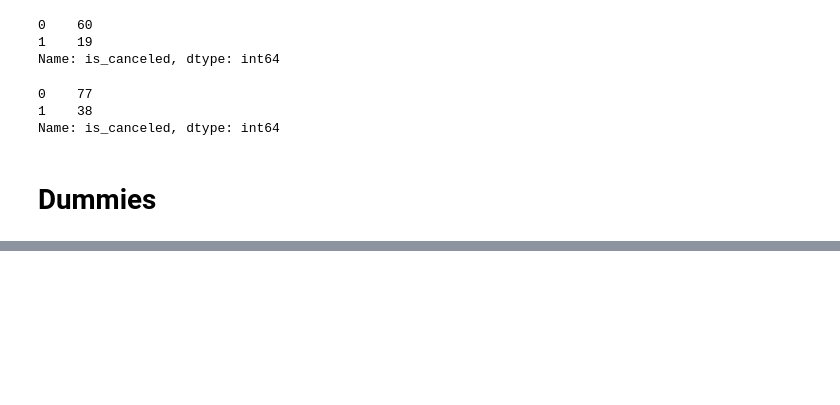
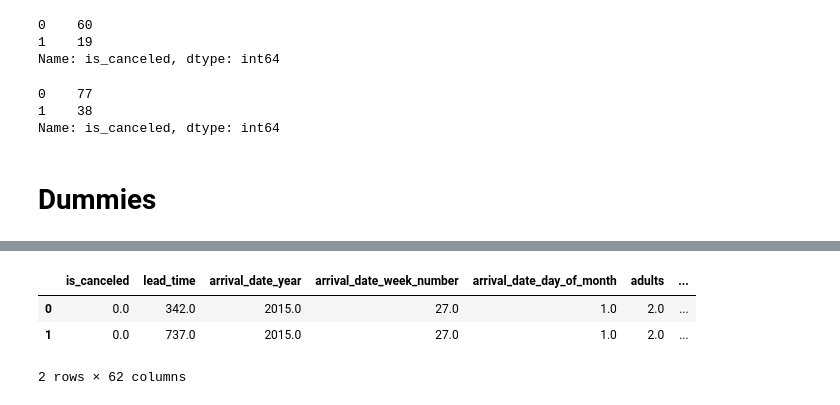
Before and after one commit to Ajwadsm/Classification-Hotel-Booking, a Jupyter notebook: Code/Classification-Hotel-Booking.ipynb, the cells around one changed output, grey strips where cells are left out. Saved outputs shown, nothing was run; the diff lists cells and outputs as text; code cells hidden in the pictures; blank space fills up the shorter version.

```diff
--- a/Code/Classification-Hotel-Booking.ipynb
+++ b/Code/Classification-Hotel-Booking.ipynb
@@ -490,0 +530,2 @@ Name: is_canceled, dtype: int64
+# %%
+df_obj_val=df_val.loc[:,['hotel','arrival_date_month','country','market_segment','distribution_channel','reserved_room_type','assigned_room_type','deposit_type','customer_type','reservation_status','guest_location']]
@@ -490,0 +544,10 @@ Name: is_canceled, dtype: int64
+# %%
+df_dum_val = pd.get_dummies(df_obj_val, drop_first=True)
+
+df_val1 = pd.concat([df1, df_dum_val], axis=1)
+df_val1.head(2)
+# %% [output]
+|  | is_canceled | lead_time | arrival_date_year | arrival_date_week_number | arrival_date_day_of_month | adults | ... |
+| 0 | 0.0 | 342.0 | 2015.0 | 27.0 | 1.0 | 2.0 | ... |
+| 1 | 0.0 | 737.0 | 2015.0 | 27.0 | 1.0 | 2.0 | ... |
+2 rows × 62 columns
```
Also changed, not shown: parts of 10 cells of this notebook.
